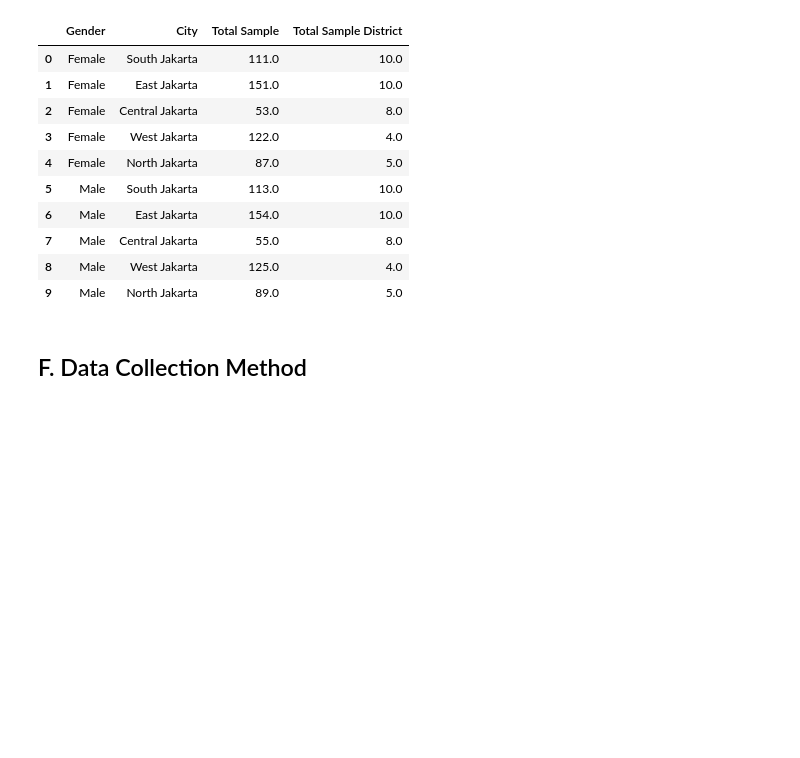
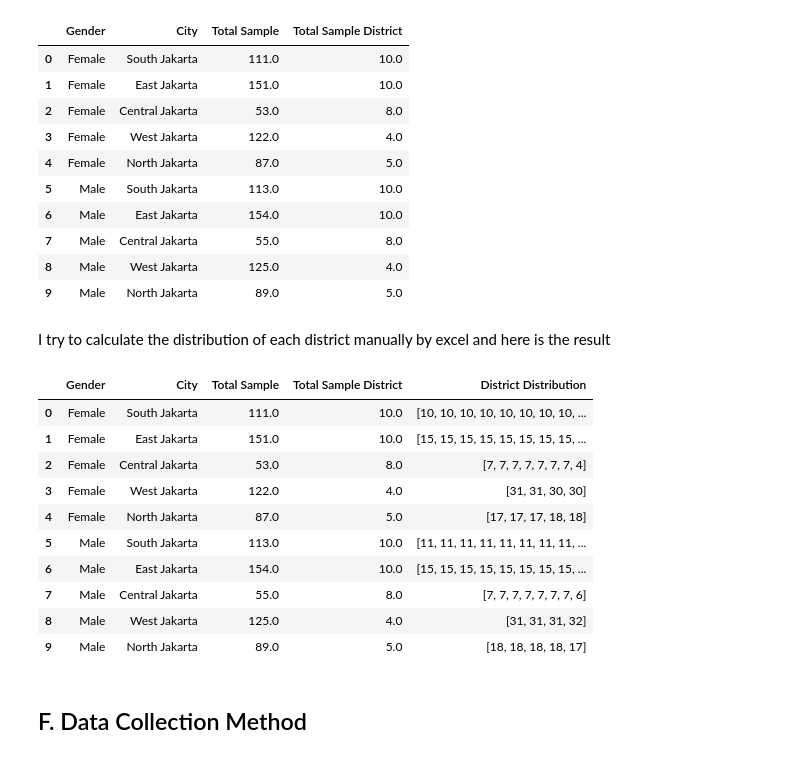
Before and after one commit to rifaisyap/sampling_project, a Jupyter notebook: Sampling_Project.ipynb, the cells around one changed output. Cells and saved outputs as stored; diff of their text form; code cells hidden in the pictures; blank space fills up the shorter version.

```diff
--- a/Sampling_Project.ipynb
+++ b/Sampling_Project.ipynb
@@ -369,6 +365,35 @@ See the caveats in the documentation: https://pandas.pydata.org/pandas-docs/stab
 | 7 | Male | Central Jakarta | 55.0 | 8.0 |
 | 8 | Male | West Jakarta | 125.0 | 4.0 |
 | 9 | Male | North Jakarta | 89.0 | 5.0 |
+# %% [markdown]
+I try to calculate the distribution of each district manually by excel and here is the result
+# %%
+new_value = [
+    [10, 10, 10, 10, 10, 10, 10, 10, 11, 11],
+    [15, 15, 15, 15, 15, 15, 15, 15, 15, 16],
+    [7, 7, 7, 7, 7, 7, 7, 4],
+    [31, 31, 30, 30],
+    [17, 17, 17, 18, 18],
+    [11, 11, 11, 11, 11, 11, 11, 11, 11, 12],
+    [15, 15, 15, 15, 15, 15, 15, 15, 15, 16],
+    [7, 7, 7, 7, 7, 7, 7, 6],
+    [31, 31, 31, 32],
+    [18, 18, 18, 18, 17]
+]
+sampling_design["District Distribution"] = new_value
+sampling_design
+# %% [output]
+|  | Gender | City | Total Sample | Total Sample District | District Distribution |
+| 0 | Female | South Jakarta | 111.0 | 10.0 | [10, 10, 10, 10, 10, 10, 10, 10, ... |
+| 1 | Female | East Jakarta | 151.0 | 10.0 | [15, 15, 15, 15, 15, 15, 15, 15, ... |
+| 2 | Female | Central Jakarta | 53.0 | 8.0 | [7, 7, 7, 7, 7, 7, 7, 4] |
+| 3 | Female | West Jakarta | 122.0 | 4.0 | [31, 31, 30, 30] |
+| 4 | Female | North Jakarta | 87.0 | 5.0 | [17, 17, 17, 18, 18] |
+| 5 | Male | South Jakarta | 113.0 | 10.0 | [11, 11, 11, 11, 11, 11, 11, 11, ... |
+| 6 | Male | East Jakarta | 154.0 | 10.0 | [15, 15, 15, 15, 15, 15, 15, 15, ... |
+| 7 | Male | Central Jakarta | 55.0 | 8.0 | [7, 7, 7, 7, 7, 7, 7, 6] |
+| 8 | Male | West Jakarta | 125.0 | 4.0 | [31, 31, 31, 32] |
+| 9 | Male | North Jakarta | 89.0 | 5.0 | [18, 18, 18, 18, 17] |
 # %% [markdown]
 ## F. Data Collection Method
 # %% [markdown]
```
Also changed, not shown: parts of 10 cells of this notebook.
